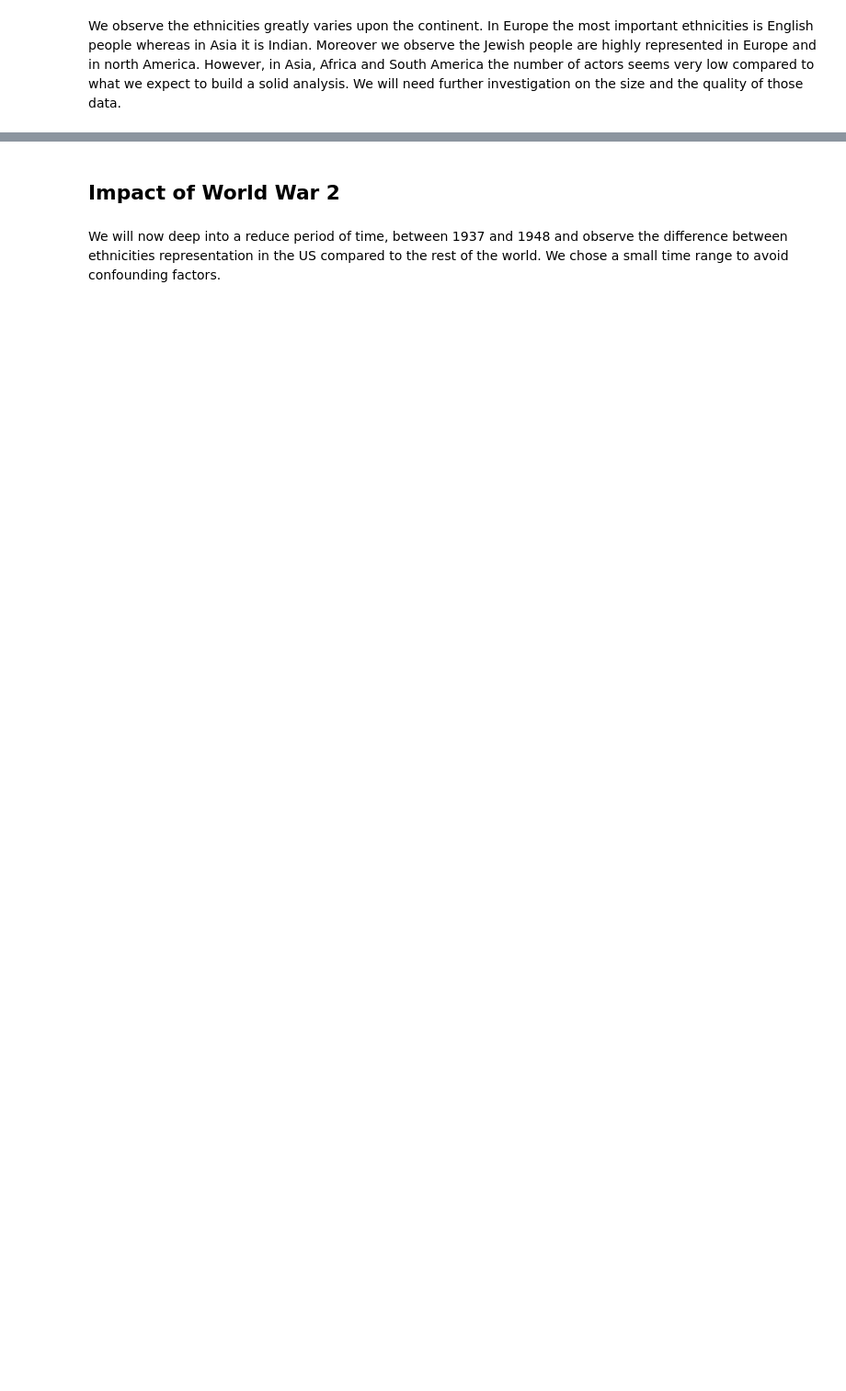
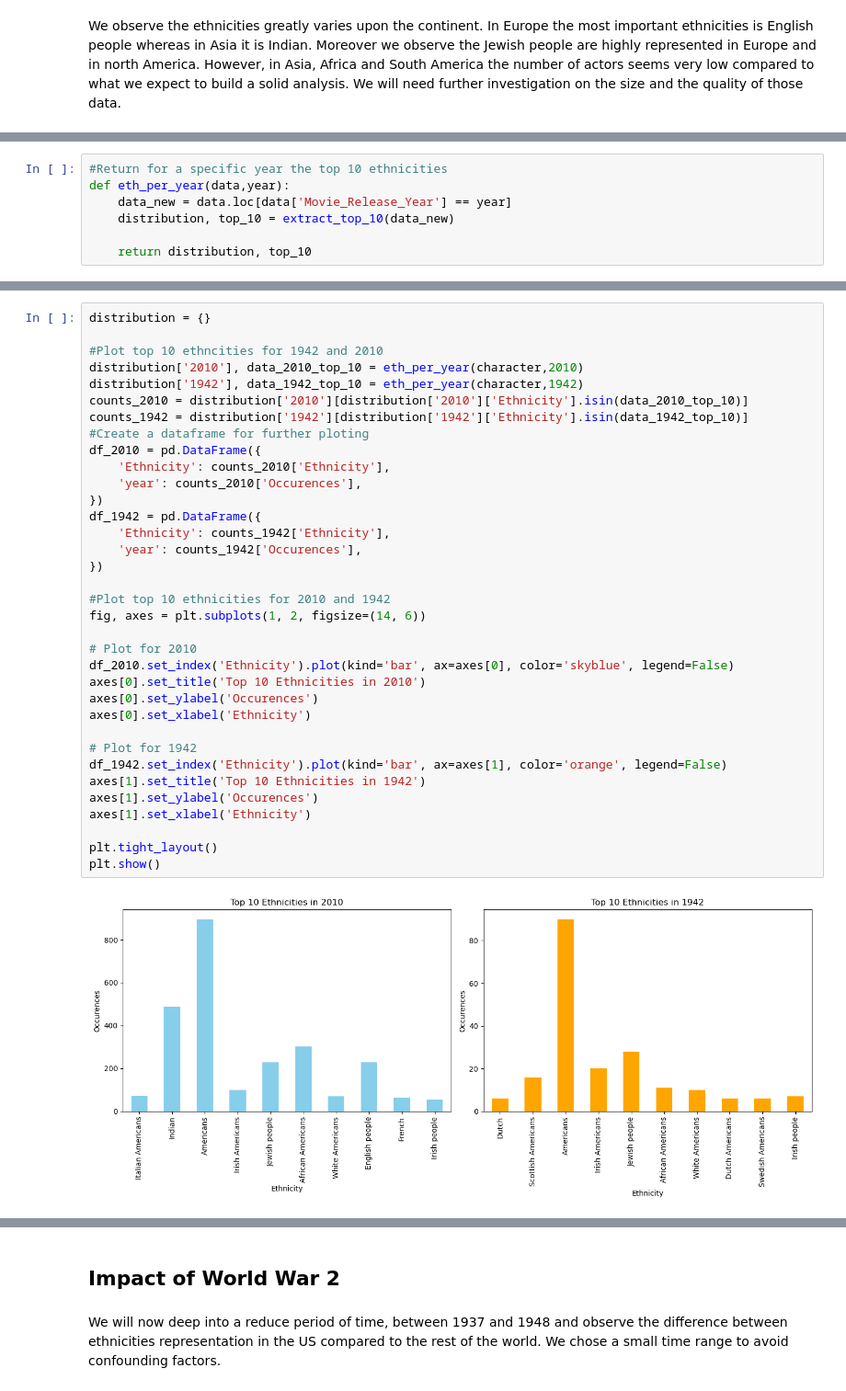
Before and after one commit to epfl-ada/ada-2024-project-adanonymous, a Jupyter notebook: src/utils/Actor_ethnicity_louis.ipynb, the cells around one changed output, grey strips where cells are left out. Shown at 92% size. Drawn from its saved outputs; the diff is of its cells as text; blank space fills up the shorter version.

```diff
--- a/src/utils/Actor_ethnicity_louis.ipynb
+++ b/src/utils/Actor_ethnicity_louis.ipynb
@@ -395,0 +419,7 @@ However, in Asia, Africa and South America the number of actors seems very low c
+# %%
+#Return for a specific year the top 10 ethnicities
+def eth_per_year(data,year):
+    data_new = data.loc[data['Movie_Release_Year'] == year]
+    distribution, top_10 = extract_top_10(data_new)
+
+    return distribution, top_10
@@ -395,0 +436,37 @@ However, in Asia, Africa and South America the number of actors seems very low c
+# %%
+distribution = {}
+
+#Plot top 10 ethncities for 1942 and 2010
+distribution['2010'], data_2010_top_10 = eth_per_year(character,2010)
+distribution['1942'], data_1942_top_10 = eth_per_year(character,1942)
+counts_2010 = distribution['2010'][distribution['2010']['Ethnicity'].isin(data_2010_top_10)]
+counts_1942 = distribution['1942'][distribution['1942']['Ethnicity'].isin(data_1942_top_10)]
+#Create a dataframe for further ploting
+df_2010 = pd.DataFrame({
+    'Ethnicity': counts_2010['Ethnicity'],
+    'year': counts_2010['Occurences'],
+})
+df_1942 = pd.DataFrame({
+    'Ethnicity': counts_1942['Ethnicity'],
+    'year': counts_1942['Occurences'],
+})
+
+#Plot top 10 ethnicities for 2010 and 1942
+fig, axes = plt.subplots(1, 2, figsize=(14, 6))
+
+# Plot for 2010
+df_2010.set_index('Ethnicity').plot(kind='bar', ax=axes[0], color='skyblue', legend=False)
+axes[0].set_title('Top 10 Ethnicities in 2010')
+axes[0].set_ylabel('Occurences')
+axes[0].set_xlabel('Ethnicity')
+
+# Plot for 1942
+df_1942.set_index('Ethnicity').plot(kind='bar', ax=axes[1], color='orange', legend=False)
+axes[1].set_title('Top 10 Ethnicities in 1942')
+axes[1].set_ylabel('Occurences')
+axes[1].set_xlabel('Ethnicity')
+
+plt.tight_layout()
+plt.show()
+# %% [output]
+[figure, added]
```
Also changed, not shown: parts of 11 cells of this notebook.
